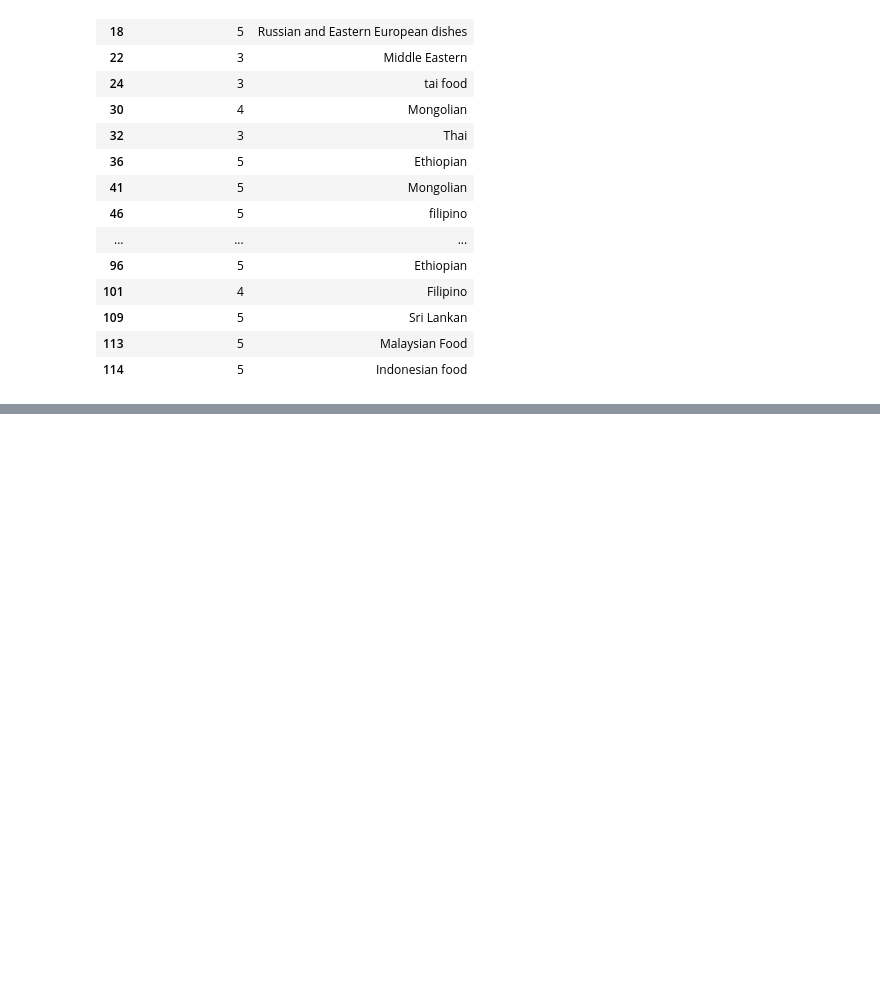
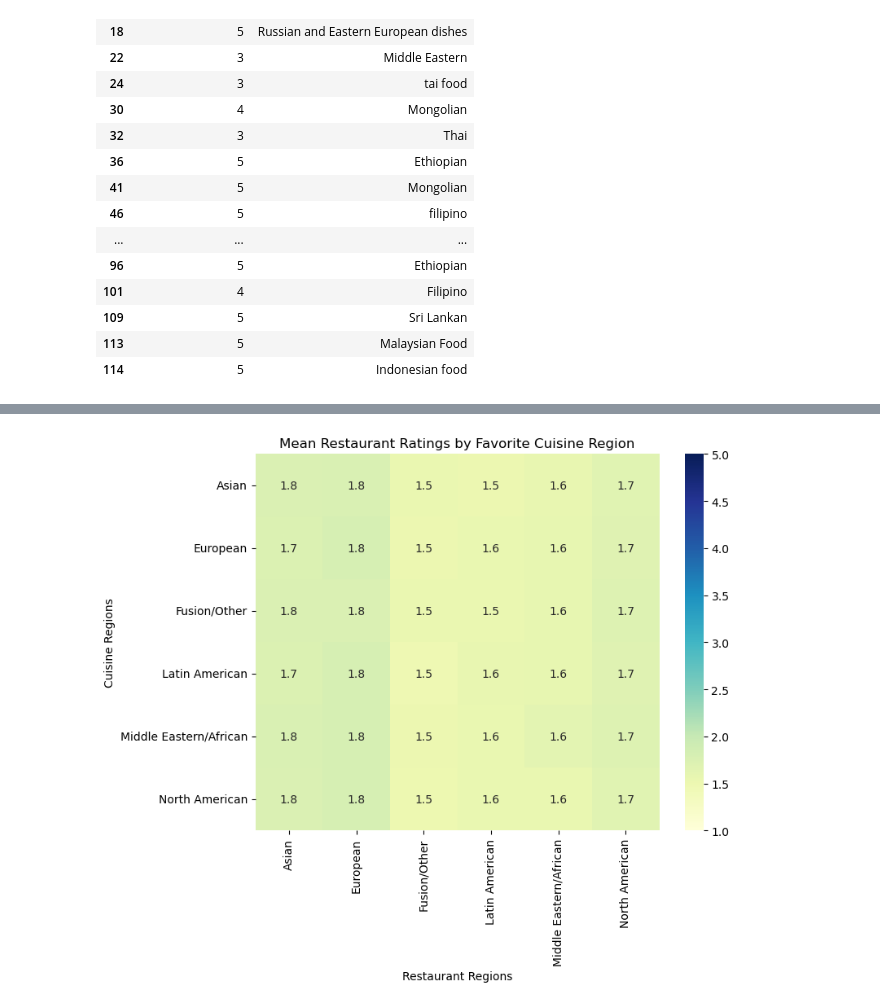
Before and after one commit to LydiaNiu/cs105_t7_miniproj, a Jupyter notebook: T7_mini_proj.ipynb, the cells around one changed output, grey strips where cells are left out. Drawn from its saved outputs; the diff is of its cells as text; code cells hidden in the pictures; blank space fills up the shorter version.

```diff
--- a/T7_mini_proj.ipynb
+++ b/T7_mini_proj.ipynb
@@ -22,3 +22,6 @@ import numpy as np
 
 # Load the dataset
 df = pd.read_csv('responses.csv')
+# print all column names with index
+for i, col in enumerate(df.columns):
+    print(f"{i}: {col}")
@@ -42,6 +45,0 @@ rest_rating_cols.columns = rest_rating_cols.columns.str.extract(r'\[(.*)\]')[0]
-# %%
-# convert to numeric
-# rest_rating_cols.head() # test print
-rest_rating_cols = rest_rating_cols.apply(lambda col: col.astype(str).str.split(' - ').str[0])
-rest_rating_cols = rest_rating_cols.apply(pd.to_numeric, errors='coerce')
-rest_rating_cols.head() # test print
@@ -200,0 +294,33 @@ plt.show()
+# %%
+import pandas as pd
+import seaborn as sns
+import matplotlib.pyplot as plt
+
+# Align both tables by participant index
+common_index = fav_cuisine_by_region.index.intersection(rest_rating_by_region.index)
+fav = fav_cuisine_by_region.loc[common_index]
+rest = rest_rating_by_region.loc[common_index]
+
+# Create an empty matrix for mean restaurant ratings by cuisine preference
+heatmap_data = pd.DataFrame(index=fav.columns, columns=rest.columns)
+
+# For each cuisine region, compute the weighted mean restaurant rating
+for fav_col in fav.columns:
+    for rest_col in rest.columns:
+        # Participants who gave higher ratings to the cuisine contribute more
+        heatmap_data.loc[fav_col, rest_col] = (
+            (fav[fav_col] * rest[rest_col]).sum() / fav[fav_col].sum()
+        )
+
+# Convert to float and round to 2 decimals
+heatmap_data = heatmap_data.astype(float).round(2)
+
+# Plot heatmap
+plt.figure(figsize=(8, 6))
+sns.heatmap(heatmap_data, annot=True, cmap="YlGnBu", vmin=1, vmax=5)
+plt.title("Mean Restaurant Ratings by Favorite Cuisine Region")
+plt.xlabel("Restaurant Regions")
+plt.ylabel("Cuisine Regions")
+plt.show()
+# %% [output]
+[figure, added]
```
Also changed, not shown: parts of 17 cells of this notebook.
